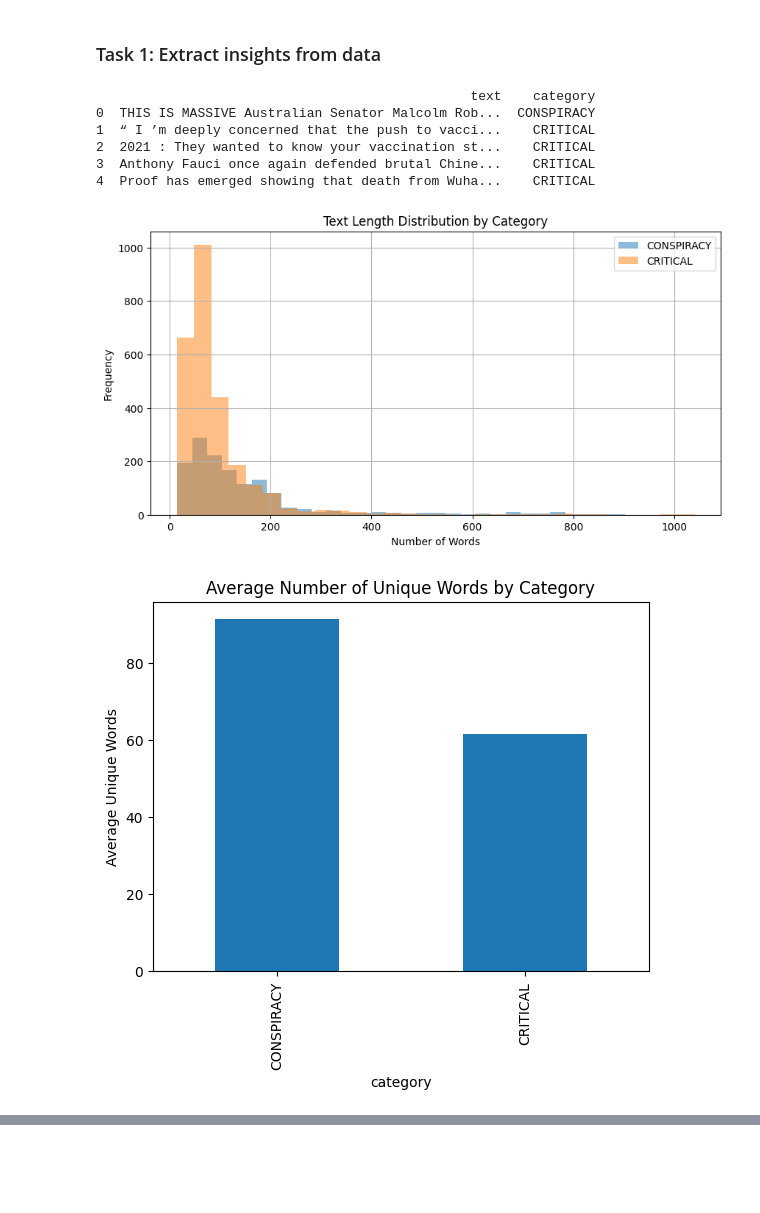
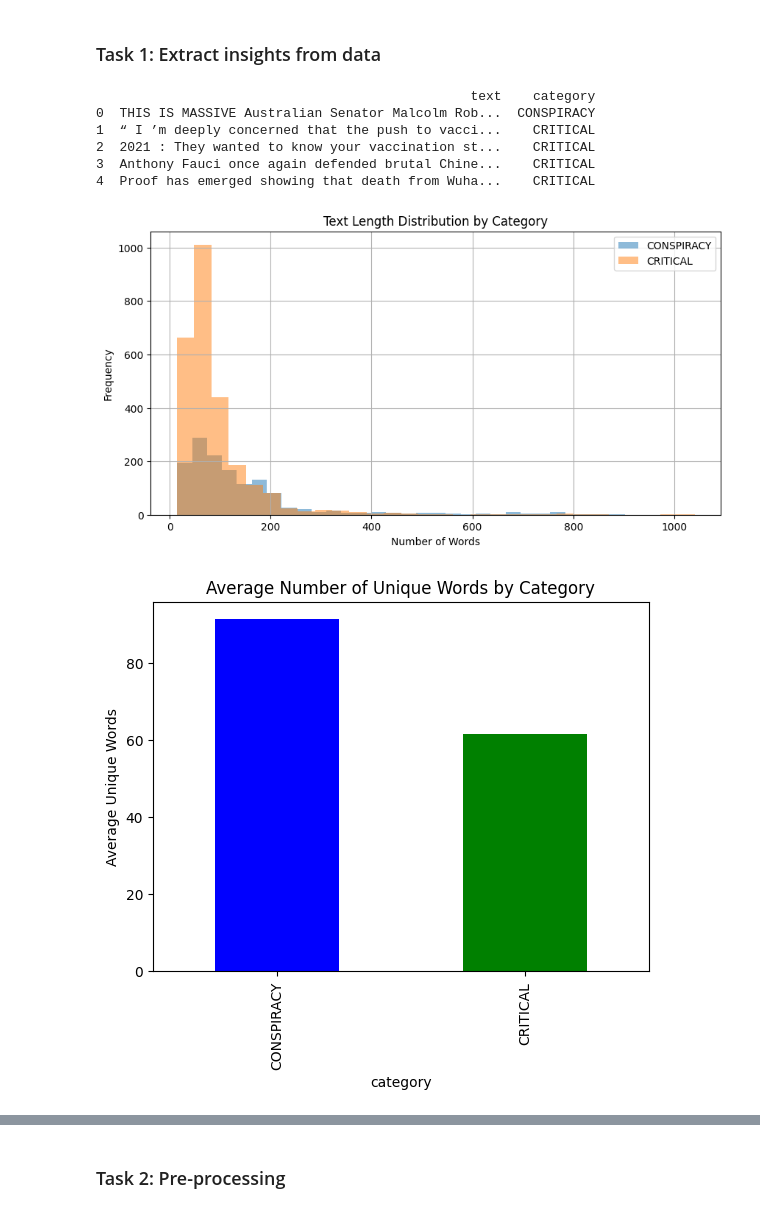
Before and after one commit to dmtschulz/nlp-text-classification-covid, a Jupyter notebook: NLP/1 Project/oppositional_thinking_analysis.ipynb, the cells around one changed output, grey strips where cells are left out. Saved outputs shown, nothing was run; the diff lists cells and outputs as text; code cells hidden in the pictures; blank space fills up the shorter version.

```diff
--- a/NLP/1 Project/oppositional_thinking_analysis.ipynb
+++ b/NLP/1 Project/oppositional_thinking_analysis.ipynb
@@ -40,7 +40,7 @@ df['unique_word_count'] = df['text'].apply(count_unique_words)
 
 # Bar chart for unique word count
 unique_words_by_category = df.groupby('category')['unique_word_count'].mean()
-unique_words_by_category.plot(kind='bar')
+unique_words_by_category.plot(kind='bar', color=['blue', 'green'])
 plt.title('Average Number of Unique Words by Category')
 plt.ylabel('Average Unique Words')
 plt.show()
@@ -85,34 +85,34 @@ df['contains_parentheses'] = df['text'].apply(lambda x: '(' in x or ')' in x)
 df['contains_quotation_marks'] = df['text'].apply(lambda x: '"' in x or "'" in x)
 
 # Check if text contains "5G" or "5 G"
 df['contains_5G'] = df['text'].apply(lambda x: '5G' in x or '5 G' in x)
 
 # Check if text contains "Bill Gates"
 df['contains_bill_gates'] = df['text'].apply(lambda x: 'Bill Gates' in x)
 
 # Function to plot bar charts for different features, for the sake of beautiful visualization
 def plot_feature_by_category(feature, title, ylabel):
     feature_by_category = df.groupby('category')[feature].mean()
     feature_by_category.plot(kind='bar', color=['blue', 'green'])
     plt.title(title)
     plt.ylabel(ylabel)
     plt.show()
 
 # Plot bar charts for each feature
 plot_feature_by_category('contains_link', 'Proportion of Texts Containing Links by Category', 'Proportion Containing Links')
 plot_feature_by_category('contains_parentheses', 'Proportion of Texts Containing Parentheses by Category', 'Proportion Containing Parentheses')
 plot_feature_by_category('contains_quotation_marks', 'Proportion of Texts Containing Quotation Marks by Category', 'Proportion Containing Quotation Marks')
 plot_feature_by_category('contains_5G', 'Proportion of Texts Containing "5G" or "5 G" by Category', 'Proportion Containing "5G" or "5 G"')
 plot_feature_by_category('contains_bill_gates', 'Proportion of Texts Containing "Bill Gates" by Category', 'Proportion Containing "Bill Gates"')
 # %% [output]
                                                 text    category
 0  THIS IS MASSIVE Australian Senator Malcolm Rob...  CONSPIRACY
 1  “ I ’m deeply concerned that the push to vacci...    CRITICAL
 2  2021 : They wanted to know your vaccination st...    CRITICAL
 3  Anthony Fauci once again defended brutal Chine...    CRITICAL
 4  Proof has emerged showing that death from Wuha...    CRITICAL
 [figure]
-[figure, old version]
+[figure, new version]
 [figure]
 [figure]
 [figure]
@@ -120,3 +120,5 @@ plot_feature_by_category('contains_bill_gates', 'Proportion of Texts Containing
 [figure]
 [figure]
 [figure]
+# %% [markdown]
+### Task 2: Pre-processing
```
Also changed, not shown: parts of 3 cells of this notebook.
